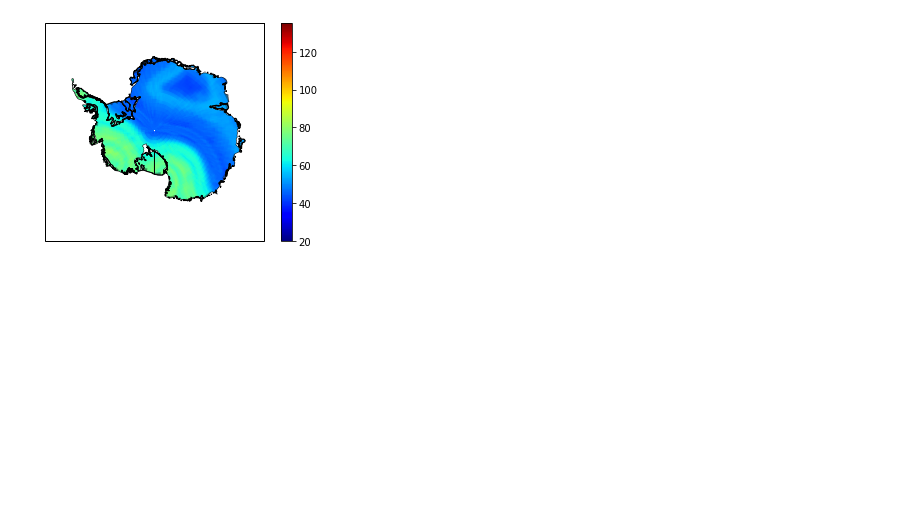
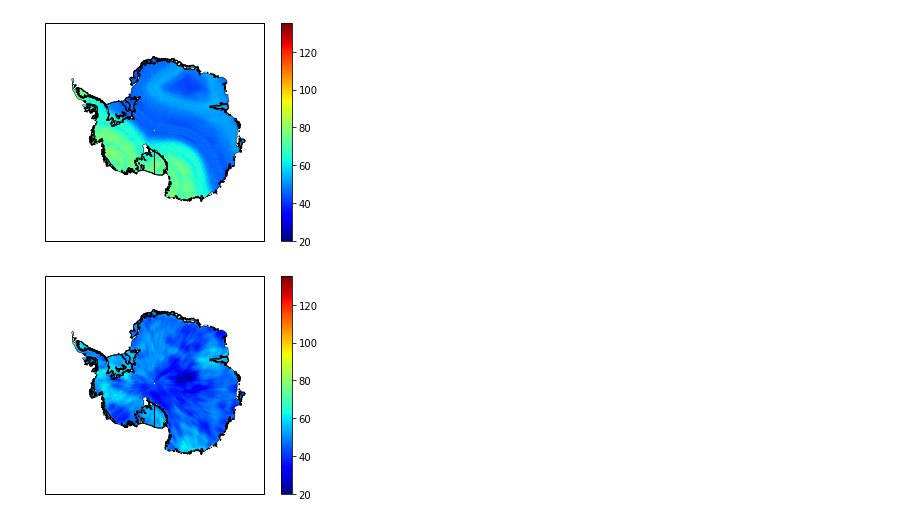
Before and after one commit to kjgoodrick/CSCI_5622_Project_Final, a Jupyter notebook: Generate_Maps.ipynb, the cells around one changed output. Drawn from its saved outputs; the diff is of its cells as text; code cells hidden in the pictures; blank space fills up the shorter version.

Commit message:
Add GBRT to notebook

```diff
--- a/Generate_Maps.ipynb
+++ b/Generate_Maps.ipynb
@@ -5,12 +6,13 @@ from project import plt_ant_feat
 # %%
 ant_data = pd.read_csv('data/ant_features.csv')
 
 pred_dict = {}
 
-models = [knn]
+models = [knn, gbrt]
 
 for model in models:
     pred_dict[model.key] = model.pred(ant_data)
     plt_ant_feat(pred_dict[model.key])
 # %% [output]
 [figure]
+[figure, added]
```
Also changed, not shown: parts of 1 cell of this notebook.
